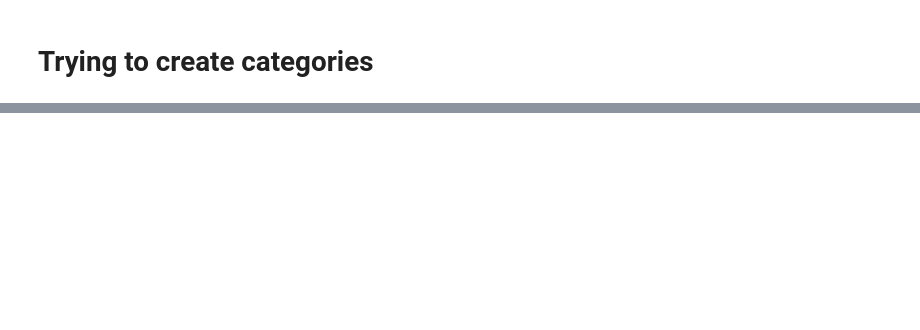
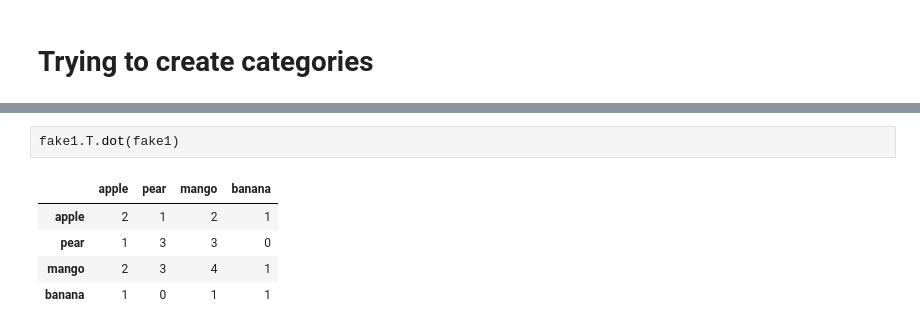
Before and after one commit to stijnbenja/BigData2, a Jupyter notebook: main.ipynb, the cells around one changed output, grey strips where cells are left out. Drawn from its saved outputs; the diff is of its cells as text; blank space fills up the shorter version.

```diff
--- a/main.ipynb
+++ b/main.ipynb
@@ -21,0 +54,8 @@ x_train, y_train, x_test, y_test = split_4_way(base, target_col='isBought')
+# %%
+fake1.T.dot(fake1)
+# %% [output]
+|  | apple | pear | mango | banana |
+| apple | 2 | 1 | 2 | 1 |
+| pear | 1 | 3 | 3 | 0 |
+| mango | 2 | 3 | 4 | 1 |
+| banana | 1 | 0 | 1 | 1 |
```
Also changed, not shown: parts of 10 cells of this notebook, 1 other file.
